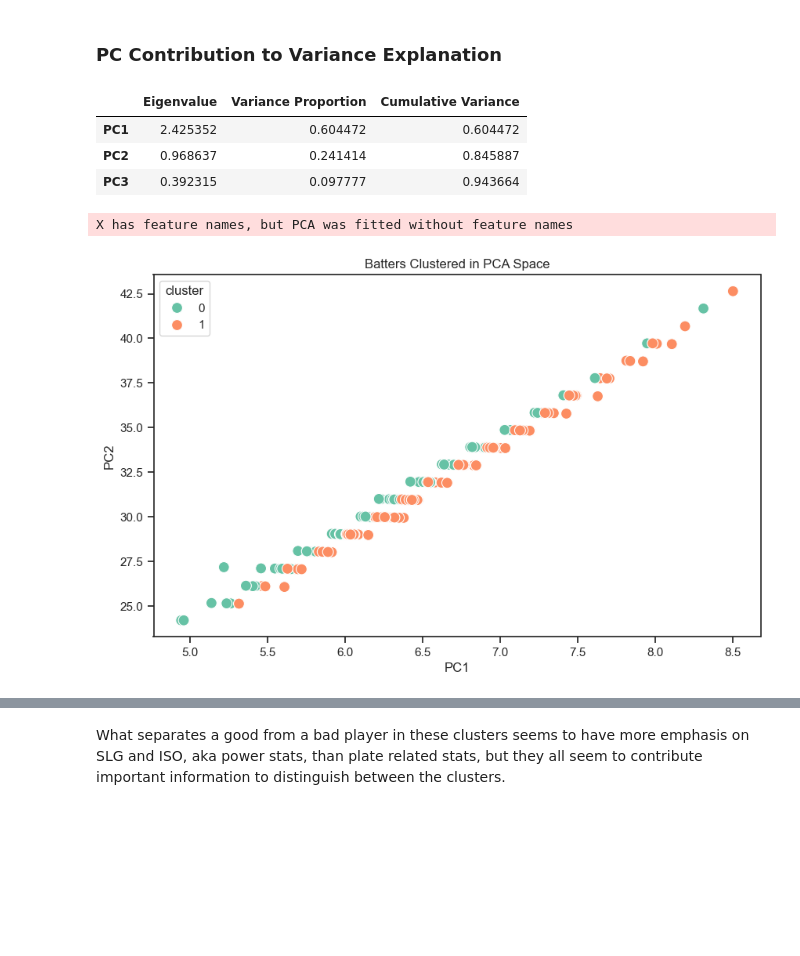
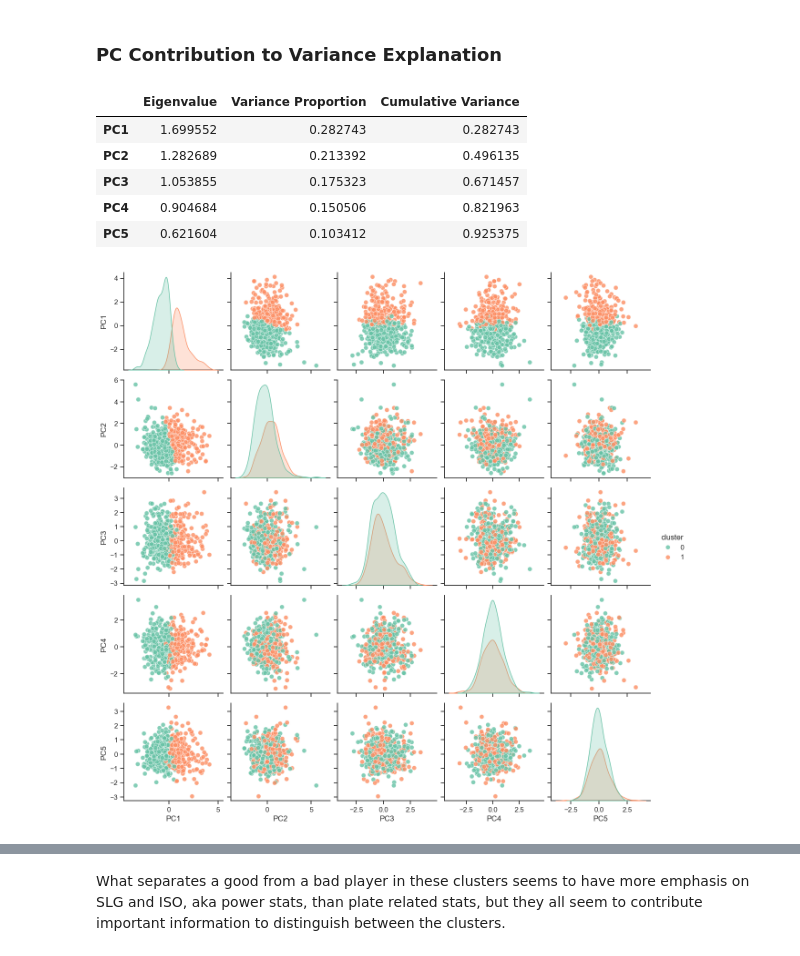
Before and after one commit to nw93929/DS6021-Project, a Jupyter notebook: models/kmeans - batters.ipynb, the cells around one changed output, grey strips where cells are left out. Cells and saved outputs as stored; diff of their text form; code cells hidden in the pictures; blank space fills up the shorter version.

```diff
--- a/models/kmeans - batters.ipynb
+++ b/models/kmeans - batters.ipynb
@@ -72,3 +109,7 @@ ISO - how much of player's production comes from extra base hits like doubles, t
+# %%
+X = X.dropna()
+Xorig = X.copy()
+X = X.drop(columns=['avg_salary_year', 'contract_length'])
 # %%
 K_values = list(range(1, 11))
 wcss = []
@@ -156,2 +197,22 @@ KMeans is known to have a memory leak on Windows with MKL, when there are less c
 # %% [markdown]
 Looks like 2 clusters is best
+# %%
+pipe = Pipeline([
+    ("scaler", StandardScaler()),
+    ("pca", PCA(random_state=6021)),
+    ("kmeans", KMeans(n_clusters=2, init="k-means++", n_init="auto", random_state=6021))
+])
+
+# 2. Fit PCA with all possible components (6)
+pipe.fit(X)
+pca = pipe["pca"]
+
+# 3. Plot the Cumulative Explained Variance
+plt.figure(figsize=(8, 5))
+plt.plot(range(1, 7), pca.explained_variance_ratio_.cumsum(), marker='o', linestyle='--')
+plt.title('Cumulative Explained Variance by Component')
+plt.xlabel('Number of Components')
+plt.ylabel('Cumulative Explained Variance')
+plt.axhline(y=0.85, color='r', linestyle='-') # Threshold line at 90%
+plt.grid()
+plt.show()
@@ -158,7 +222,7 @@ Looks like 2 clusters is best
 # %%
 pipe = Pipeline([
     ("scaler", StandardScaler()),
-    ("pca", PCA(n_components=3, random_state=6021)),
+    ("pca", PCA(n_components=5, random_state=6021)),
     ("kmeans", KMeans(n_clusters=2, init="k-means++", n_init="auto", random_state=6021))
 ])
 
@@ -186,5 +252,6 @@ pca_loadings
 # %% [markdown]
 ### Principal Component Scores
 # %%
-pd.DataFrame(X_pca, columns=['PC1', 'PC2', 'PC3'])
+X_pca = pipe[:-1].transform(X) # Exclude the KMeans step to get PCA-transformed data
+pd.DataFrame(X_pca, columns=['PC1', 'PC2', 'PC3', 'PC4', 'PC5'], index=X.index)
 # %% [output]
@@ -214,24 +281,29 @@ pd.DataFrame({
     'Eigenvalue': eigenvalues,
     'Variance Proportion': variance_ratios,
     'Cumulative Variance': cumulative_variance
-}, index=['PC1', 'PC2', 'PC3'])
+}, index=['PC1', 'PC2', 'PC3', 'PC4', 'PC5'])
 # %% [output]
 |  | Eigenvalue | Variance Proportion | Cumulative Variance |
-| PC1 | 2.425352 | 0.604472 | 0.604472 |
-| PC2 | 0.968637 | 0.241414 | 0.845887 |
-| PC3 | 0.392315 | 0.097777 | 0.943664 |
+| PC1 | 1.699552 | 0.282743 | 0.282743 |
+| PC2 | 1.282689 | 0.213392 | 0.496135 |
+| PC3 | 1.053855 | 0.175323 | 0.671457 |
+| PC4 | 0.904684 | 0.150506 | 0.821963 |
+| PC5 | 0.621604 | 0.103412 | 0.925375 |
 # %%
 import matplotlib.pyplot as plt
 import seaborn as sns
 
-X_pca = pipe["pca"].transform(X)
-X_plot = pd.DataFrame(X_pca[:,:2], columns=['PC1', 'PC2'])
-X_plot['cluster'] = labels
+X_plot = pd.DataFrame(X_pca, columns=['PC1', 'PC2', 'PC3', 'PC4', 'PC5'])
+X_plot['cluster'] = labels.astype(str)
 
-plt.figure(figsize=(10,6))
-sns.scatterplot(x='PC1', y='PC2', hue='cluster', data=X_plot, palette='Set2', s=100)
-plt.title("Batters Clustered in PCA Space")
+sns.set(style="ticks")
+pair_plot = sns.pairplot(
+    X_plot,
+    hue='cluster',
+    palette='Set2',
+    diag_kind='kde',
+    plot_kws={'alpha': 0.8, 's': 50})
+
 plt.show()
 # %% [output]
-X has feature names, but PCA was fitted without feature names
-[figure, old version]
+[figure, new version]
```
Also changed, not shown: parts of 29 cells of this notebook, 1 other file.
